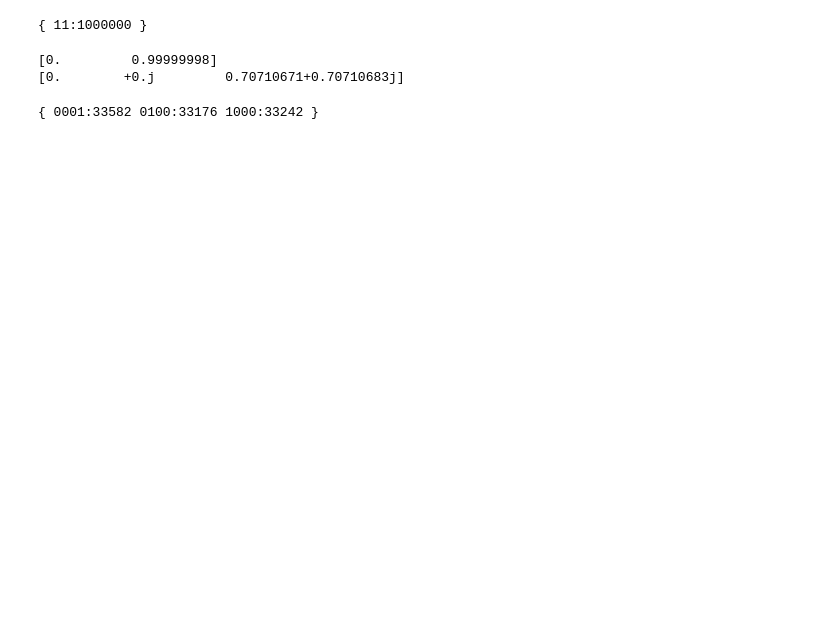
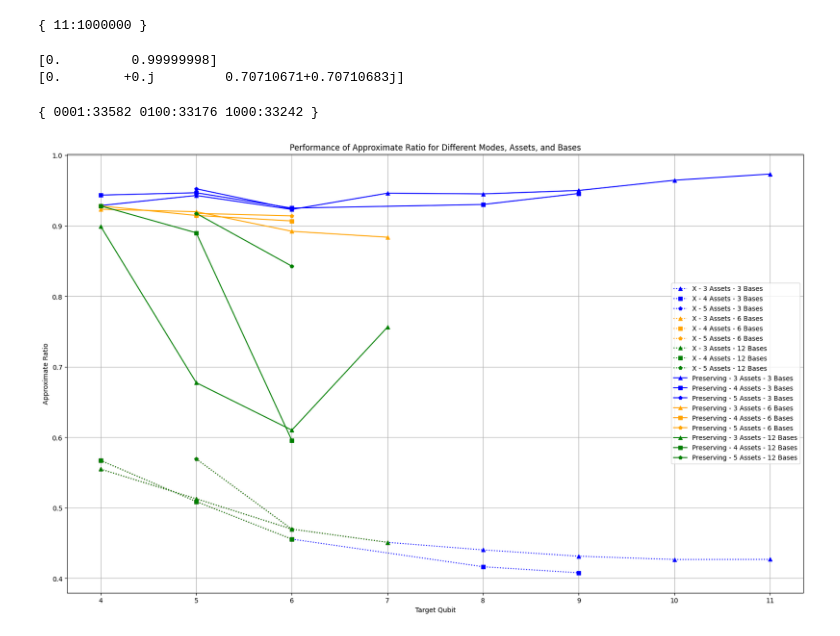
Before and after one commit to AndewNN/Quantum_Computing, a Jupyter notebook: CUDA/0.ipynb, the cells around one changed output. Drawn from its saved outputs; the diff is of its cells as text; code cells hidden in the pictures; blank space fills up the shorter version.

Commit message:
Better plot

```diff
--- a/CUDA/0.ipynb
+++ b/CUDA/0.ipynb
@@ -62,3 +65,35 @@ print(result)
 print(cudaq.draw(kk, c))
 # %% [output]
 { 0001:33582 0100:33176 1000:33242 }
+# %%
+modes = ["X", "Preserving"]
+LAMB = 4  # Budget Penalty
+Q = 0  # Volatility Weight
+marker_map = {3: "^", 4: "s", 5: "p"}
+color_map = {3: "blue", 6: "orange", 12: "green"}
+line_map = {"X": ":", "Preserving": "-"}
+plot_mode = ["Approximate_ratio", "MaxProb_ratio"][0]
+plt.figure(figsize=(20, 12))
+for mode in modes:
+    for num_init_bases in [3, 6, 12]:
+        for N_ASSETS in range(3, 6):
+            mode_results = []
+            range_qubit = []
+            for TARGET_QUBIT in range(4, 12):
+                dir_name = f"exp_Q{TARGET_QUBIT}_A{N_ASSETS}_L{LAMB}_q{Q}_B{num_init_bases}"
+                dir_path = f"./experiments/{dir_name}"
+                if not os.path.exists(f"{dir_path}/result.csv"):
+                    continue
+                df = pd.read_csv(f"{dir_path}/result.csv")
+                mode_result = df[df["Mode"] == mode][plot_mode].values[0]
+                mode_results.append(mode_result)
+                range_qubit.append(TARGET_QUBIT)
+            plt.plot(range_qubit, mode_results, marker=marker_map[N_ASSETS], color=color_map[num_init_bases], linestyle=line_map[mode], label=f"{mode} - {N_ASSETS} Assets - {num_init_bases} Bases")
+plt.xlabel("Target Qubit")
+plt.ylabel(plot_mode.replace("_", " ").title())
+plt.title(f"Performance of {plot_mode.replace('_', ' ').title()} for Different Modes, Assets, and Bases")
+plt.legend()
+plt.grid()
+plt.show()
+# %% [output]
+[figure, added]
```
Also changed, not shown: parts of 1 cell of this notebook, 1 other file.
